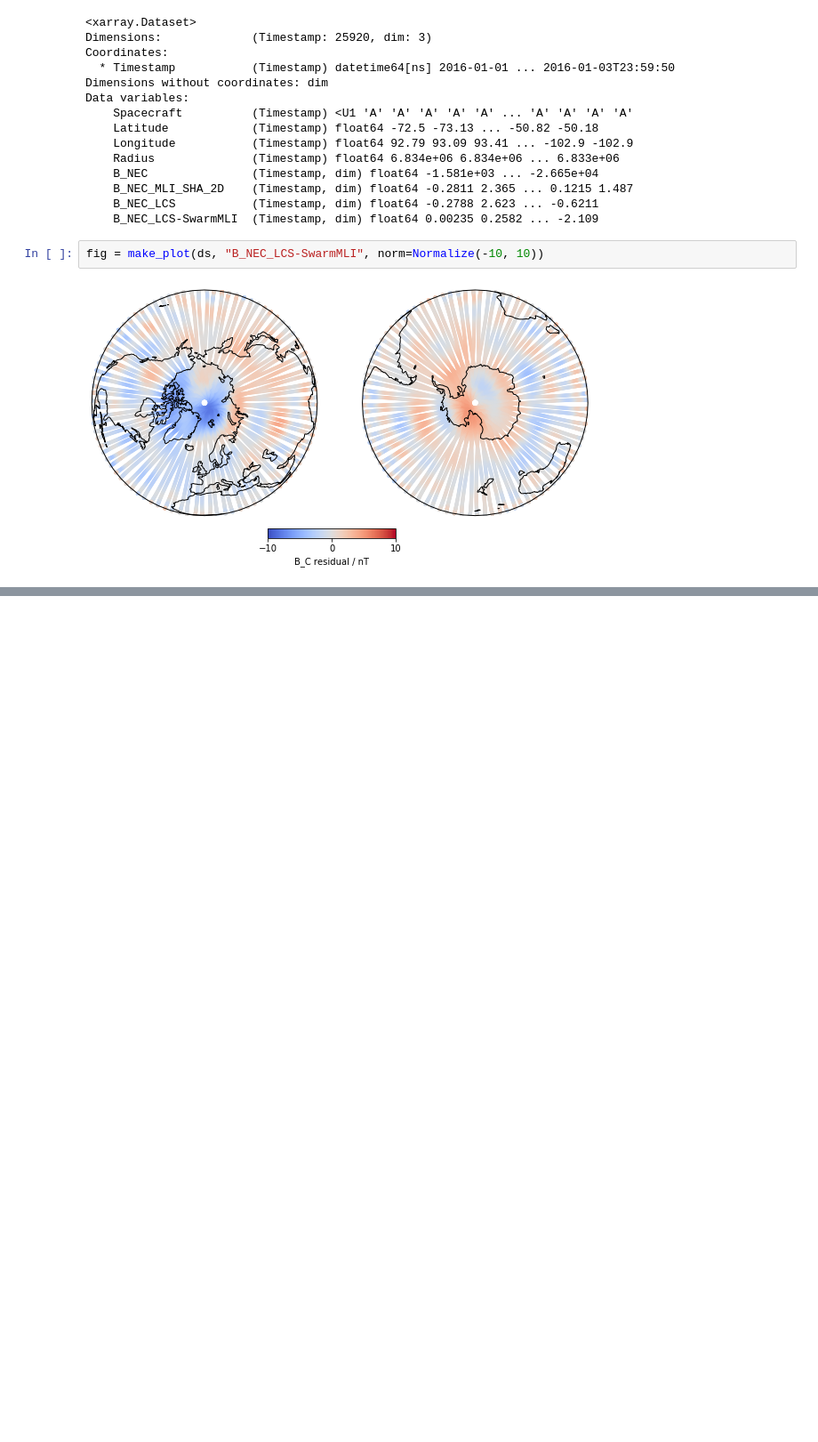
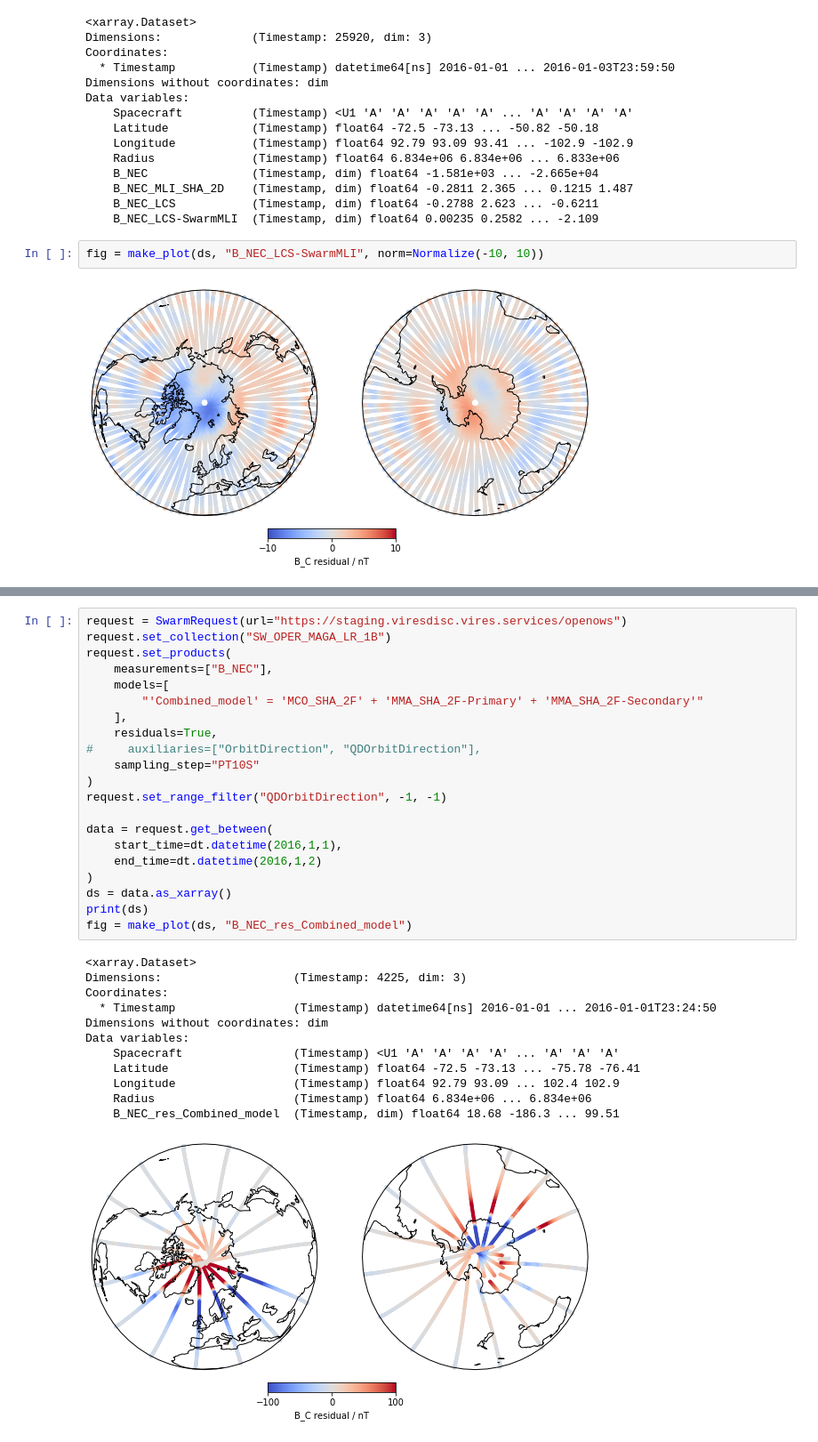
Before and after one commit to d-saturnino/viresclient_examples, a Jupyter notebook: model_residuals_and_cartopy.ipynb, the cells around one changed output, grey strips where cells are left out. Shown at 89% size. Drawn from its saved outputs; the diff is of its cells as text; blank space fills up the shorter version.

```diff
--- a/model_residuals_and_cartopy.ipynb
+++ b/model_residuals_and_cartopy.ipynb
@@ -385,0 +424,34 @@ fig = make_plot(ds, "B_NEC_LCS-SwarmMLI", norm=Normalize(-10, 10))
+# %%
+request = SwarmRequest(url="https://staging.viresdisc.vires.services/openows")
+request.set_collection("SW_OPER_MAGA_LR_1B")
+request.set_products(
+    measurements=["B_NEC"],
+    models=[
+        "'Combined_model' = 'MCO_SHA_2F' + 'MMA_SHA_2F-Primary' + 'MMA_SHA_2F-Secondary'"
+    ],
+    residuals=True,
+#     auxiliaries=["OrbitDirection", "QDOrbitDirection"],
+    sampling_step="PT10S"
+)
+request.set_range_filter("QDOrbitDirection", -1, -1)
+
+data = request.get_between(
+    start_time=dt.datetime(2016,1,1),
+    end_time=dt.datetime(2016,1,2)
+)
+ds = data.as_xarray()
+print(ds)
+fig = make_plot(ds, "B_NEC_res_Combined_model")
+# %% [output]
+<xarray.Dataset>
+Dimensions:                   (Timestamp: 4225, dim: 3)
+Coordinates:
+  * Timestamp                 (Timestamp) datetime64[ns] 2016-01-01 ... 2016-01-01T23:24:50
+Dimensions without coordinates: dim
+Data variables:
+    Spacecraft                (Timestamp) <U1 'A' 'A' 'A' 'A' ... 'A' 'A' 'A'
+    Latitude                  (Timestamp) float64 -72.5 -73.13 ... -75.78 -76.41
+    Longitude                 (Timestamp) float64 92.79 93.09 ... 102.4 102.9
+    Radius                    (Timestamp) float64 6.834e+06 ... 6.834e+06
+    B_NEC_res_Combined_model  (Timestamp, dim) float64 18.68 -186.3 ... 99.51
+[figure, added]
```
Also changed, not shown: parts of 2 cells of this notebook, 2 other files.
